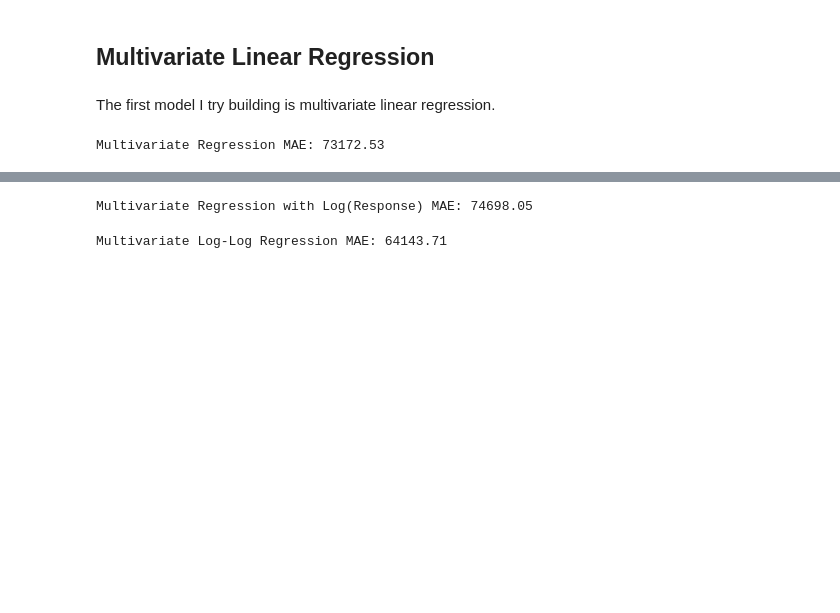
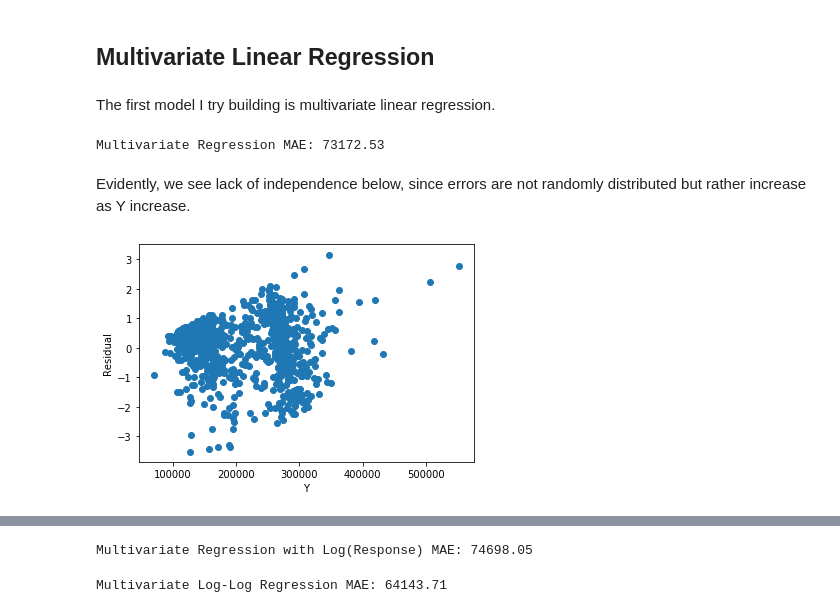
Before and after one commit to reynaldop96/Predicting-El-Salvador-House-Prices, a Jupyter notebook: HOMES PROJECT FINAL.ipynb, the cells around one changed output, grey strips where cells are left out. Cells and saved outputs as stored; diff of their text form; code cells hidden in the pictures; blank space fills up the shorter version.

```diff
--- a/HOMES PROJECT FINAL.ipynb
+++ b/HOMES PROJECT FINAL.ipynb
@@ -581,3 +604,17 @@ scores = cross_val_score(lm, X_train, y_train, scoring='neg_mean_absolute_error'
 print ('Multivariate Regression MAE:', round((-scores).mean(),2))
 # %% [output]
 Multivariate Regression MAE: 73172.53
+# %% [markdown]
+Evidently, we see lack of independence below, since errors are not randomly distributed but rather increase as Y increase.
+# %%
+model = lm.fit(X_train, y_train)
+pred = model.predict(X_train)
+resid = pred-y_train
+sd = np.std(resid)
+stand_resid = resid/sd
+plt.scatter(pred, stand_resid)
+plt.xlabel('Y')
+plt.ylabel('Residual')
+plt.show()
+# %% [output]
+[figure, added]
```
Also changed, not shown: parts of 23 cells of this notebook.
